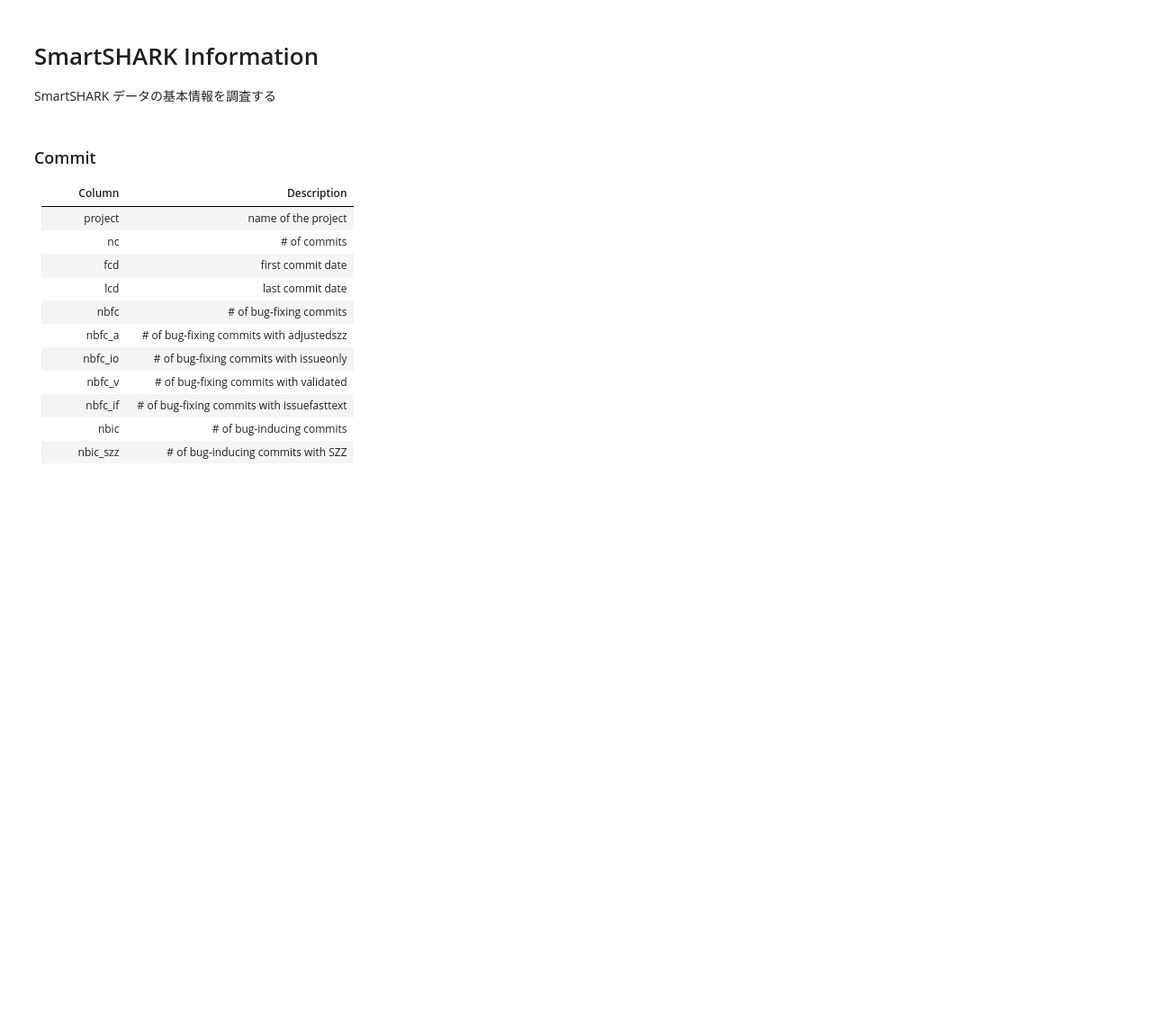
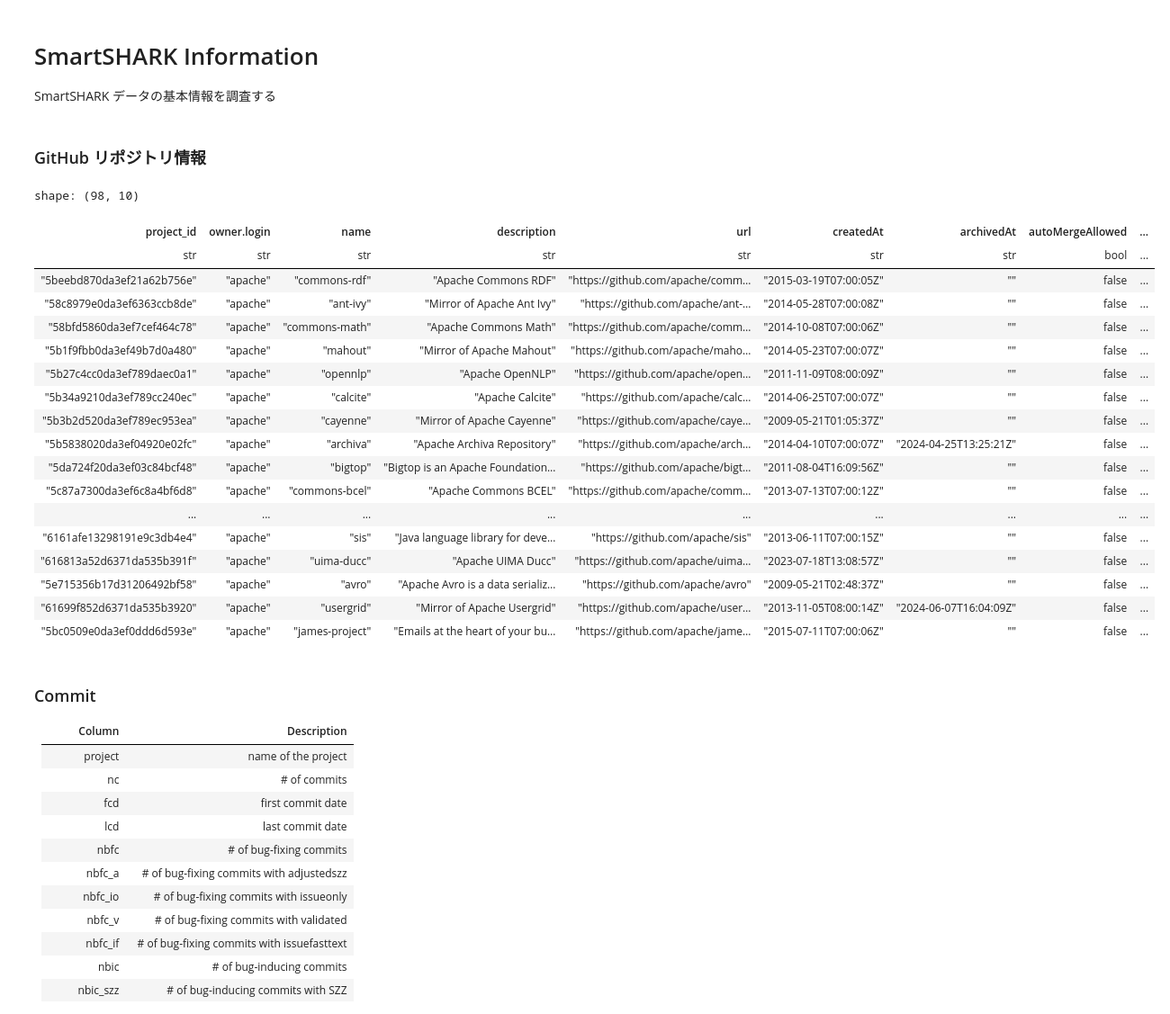
Before and after one commit to nrysk/research, a Jupyter notebook: 001/smartshark_info.ipynb, the cells around one changed output. Shown at 90% size. Cells and saved outputs as stored; diff of their text form; code cells hidden in the pictures; blank space fills up the shorter version.

Commit message:
✨ 各プロジェクトの GitHub リポジトリ情報を収集

```diff
--- a/001/smartshark_info.ipynb
+++ b/001/smartshark_info.ipynb
@@ -2,6 +2,35 @@
 # SmartSHARK Information
 
 SmartSHARK データの基本情報を調査する
+# %% [markdown]
+### GitHub リポジトリ情報
+# %%
+import polars as pl
+
+pl.Config(tbl_rows=100)
+
+df = pl.read_csv("data/repository_info.csv")
+display(df)
+# %% [output]
+shape: (98, 10)
+| project_id | owner.login | name | description | url | createdAt | archivedAt | autoMergeAllowed | ... |
+| str | str | str | str | str | str | str | bool | ... |
+| "5beebd870da3ef21a62b756e" | "apache" | "commons-rdf" | "Apache Commons RDF" | "https://github.com/apache/comm… | "2015-03-19T07:00:05Z" | "" | false | ... |
+| "58c8979e0da3ef6363ccb8de" | "apache" | "ant-ivy" | "Mirror of Apache Ant Ivy" | "https://github.com/apache/ant-… | "2014-05-28T07:00:08Z" | "" | false | ... |
+| "58bfd5860da3ef7cef464c78" | "apache" | "commons-math" | "Apache Commons Math" | "https://github.com/apache/comm… | "2014-10-08T07:00:06Z" | "" | false | ... |
+| "5b1f9fbb0da3ef49b7d0a480" | "apache" | "mahout" | "Mirror of Apache Mahout" | "https://github.com/apache/maho… | "2014-05-23T07:00:07Z" | "" | false | ... |
+| "5b27c4cc0da3ef789daec0a1" | "apache" | "opennlp" | "Apache OpenNLP" | "https://github.com/apache/open… | "2011-11-09T08:00:09Z" | "" | false | ... |
+| "5b34a9210da3ef789cc240ec" | "apache" | "calcite" | "Apache Calcite" | "https://github.com/apache/calc… | "2014-06-25T07:00:07Z" | "" | false | ... |
+| "5b3b2d520da3ef789ec953ea" | "apache" | "cayenne" | "Mirror of Apache Cayenne" | "https://github.com/apache/caye… | "2009-05-21T01:05:37Z" | "" | false | ... |
+| "5b5838020da3ef04920e02fc" | "apache" | "archiva" | "Apache Archiva Repository" | "https://github.com/apache/arch… | "2014-04-10T07:00:07Z" | "2024-04-25T13:25:21Z" | false | ... |
+| "5da724f20da3ef03c84bcf48" | "apache" | "bigtop" | "Bigtop is an Apache Foundation… | "https://github.com/apache/bigt… | "2011-08-04T16:09:56Z" | "" | false | ... |
+| "5c87a7300da3ef6c8a4bf6d8" | "apache" | "commons-bcel" | "Apache Commons BCEL" | "https://github.com/apache/comm… | "2013-07-13T07:00:12Z" | "" | false | ... |
+| ... | ... | ... | ... | ... | ... | ... | ... | ... |
+| "6161afe13298191e9c3db4e4" | "apache" | "sis" | "Java language library for deve… | "https://github.com/apache/sis" | "2013-06-11T07:00:15Z" | "" | false | ... |
+| "616813a52d6371da535b391f" | "apache" | "uima-ducc" | "Apache UIMA Ducc" | "https://github.com/apache/uima… | "2023-07-18T13:08:57Z" | "" | false | ... |
+| "5e715356b17d31206492bf58" | "apache" | "avro" | "Apache Avro is a data serializ… | "https://github.com/apache/avro" | "2009-05-21T02:48:37Z" | "" | false | ... |
+| "61699f852d6371da535b3920" | "apache" | "usergrid" | "Mirror of Apache Usergrid" | "https://github.com/apache/user… | "2013-11-05T08:00:14Z" | "2024-06-07T16:04:09Z" | false | ... |
+| "5bc0509e0da3ef0ddd6d593e" | "apache" | "james-project" | "Emails at the heart of your bu… | "https://github.com/apache/jame… | "2015-07-11T07:00:06Z" | "" | false | ... |
 # %% [markdown]
 ### Commit
 
```
Also changed, not shown: 3 other files.
